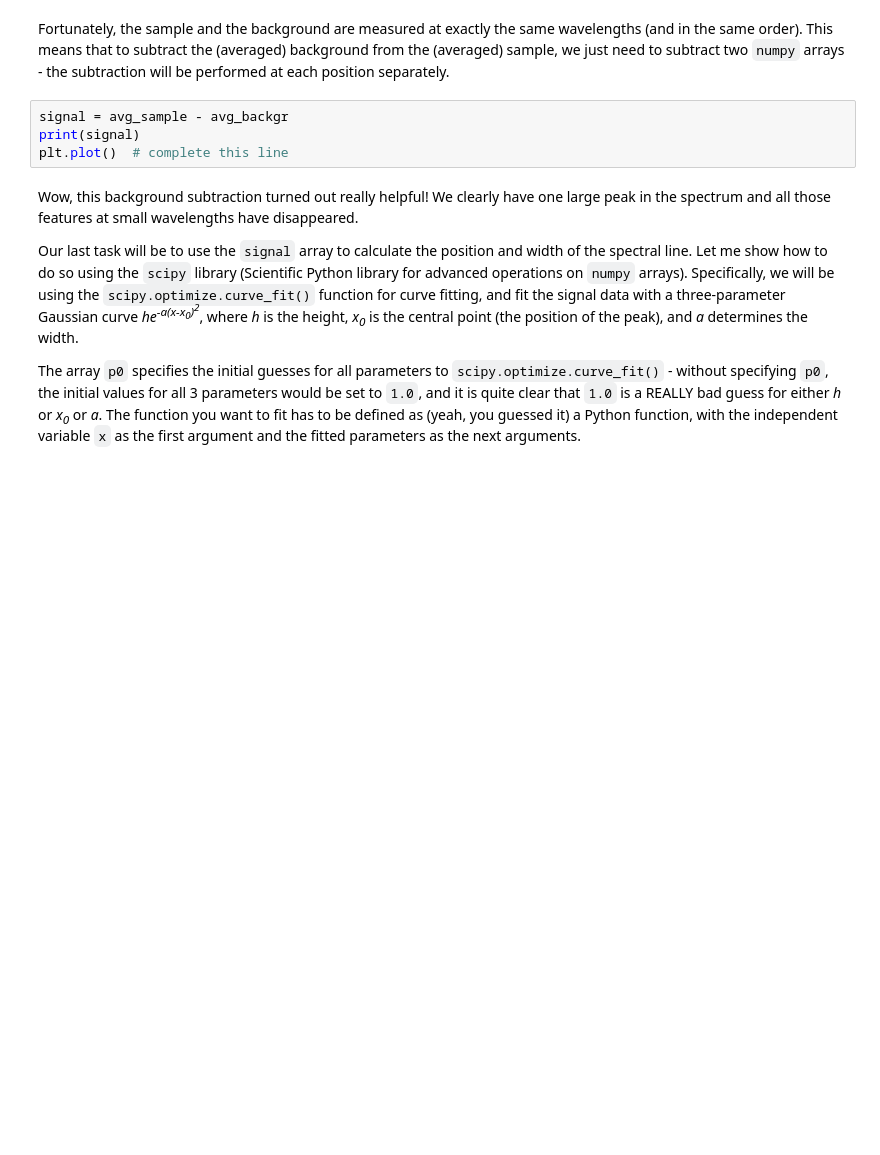
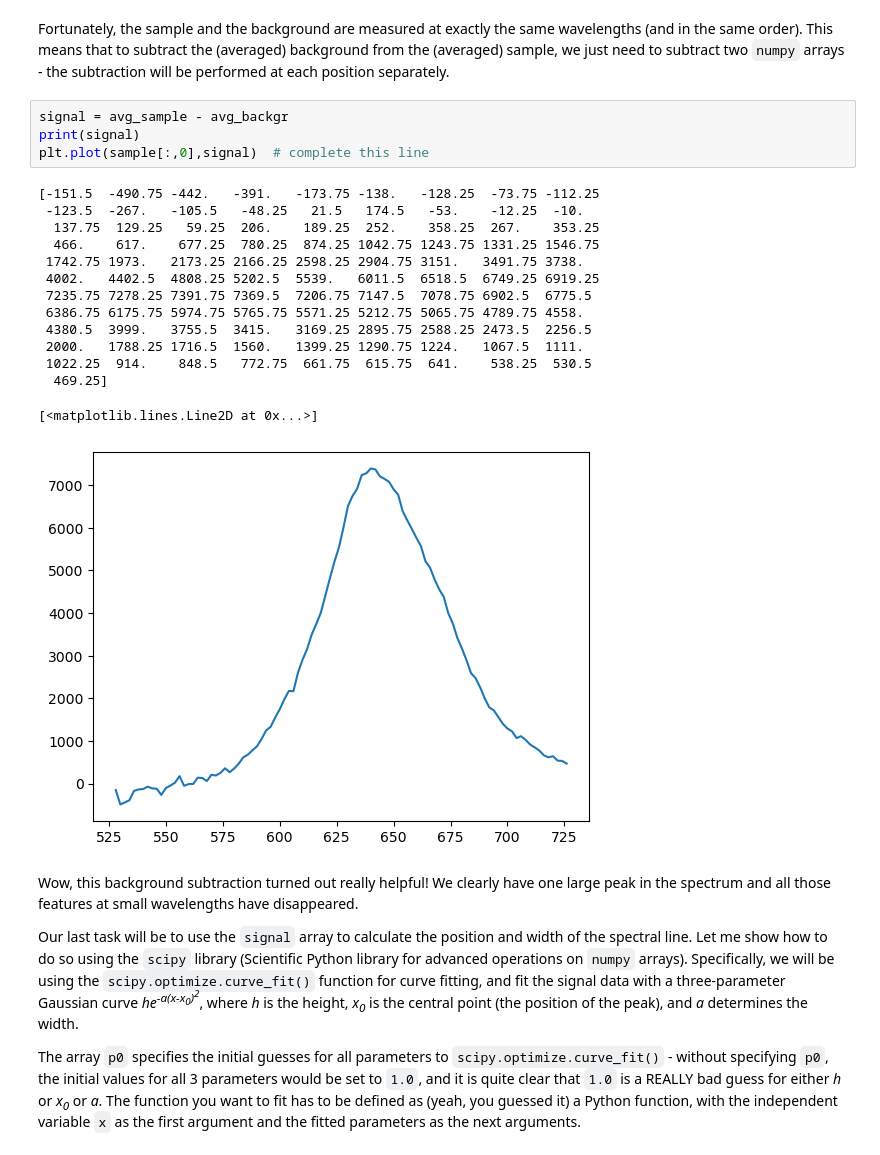
Before and after one commit to konpat/CHEM7370-Class-10, a Jupyter notebook: Class10.ipynb, the cells around one changed output. Saved outputs shown, nothing was run; the diff lists cells and outputs as text; blank space fills up the shorter version.

```diff
--- a/Class10.ipynb
+++ b/Class10.ipynb
@@ -63,7 +130,22 @@ Fortunately, the sample and the background are measured at exactly the same wave
 # %%
 signal = avg_sample - avg_backgr
 print(signal)
-plt.plot()  # complete this line
+plt.plot(sample[:,0],signal)  # complete this line
+# %% [output]
+[-151.5  -490.75 -442.   -391.   -173.75 -138.   -128.25  -73.75 -112.25
+ -123.5  -267.   -105.5   -48.25   21.5   174.5   -53.    -12.25  -10.
+  137.75  129.25   59.25  206.    189.25  252.    358.25  267.    353.25
+  466.    617.    677.25  780.25  874.25 1042.75 1243.75 1331.25 1546.75
+ 1742.75 1973.   2173.25 2166.25 2598.25 2904.75 3151.   3491.75 3738.
+ 4002.   4402.5  4808.25 5202.5  5539.   6011.5  6518.5  6749.25 6919.25
+ 7235.75 7278.25 7391.75 7369.5  7206.75 7147.5  7078.75 6902.5  6775.5
+ 6386.75 6175.75 5974.75 5765.75 5571.25 5212.75 5065.75 4789.75 4558.
+ 4380.5  3999.   3755.5  3415.   3169.25 2895.75 2588.25 2473.5  2256.5
+ 2000.   1788.25 1716.5  1560.   1399.25 1290.75 1224.   1067.5  1111.
+ 1022.25  914.    848.5   772.75  661.75  615.75  641.    538.25  530.5
+  469.25]
+[<matplotlib.lines.Line2D at 0x...>]
+[figure, added]
 # %% [markdown]
 Wow, this background subtraction turned out really helpful! We clearly have one large peak in the spectrum and all those features at small wavelengths have disappeared.
 
```
Also changed, not shown: parts of 11 cells of this notebook.
